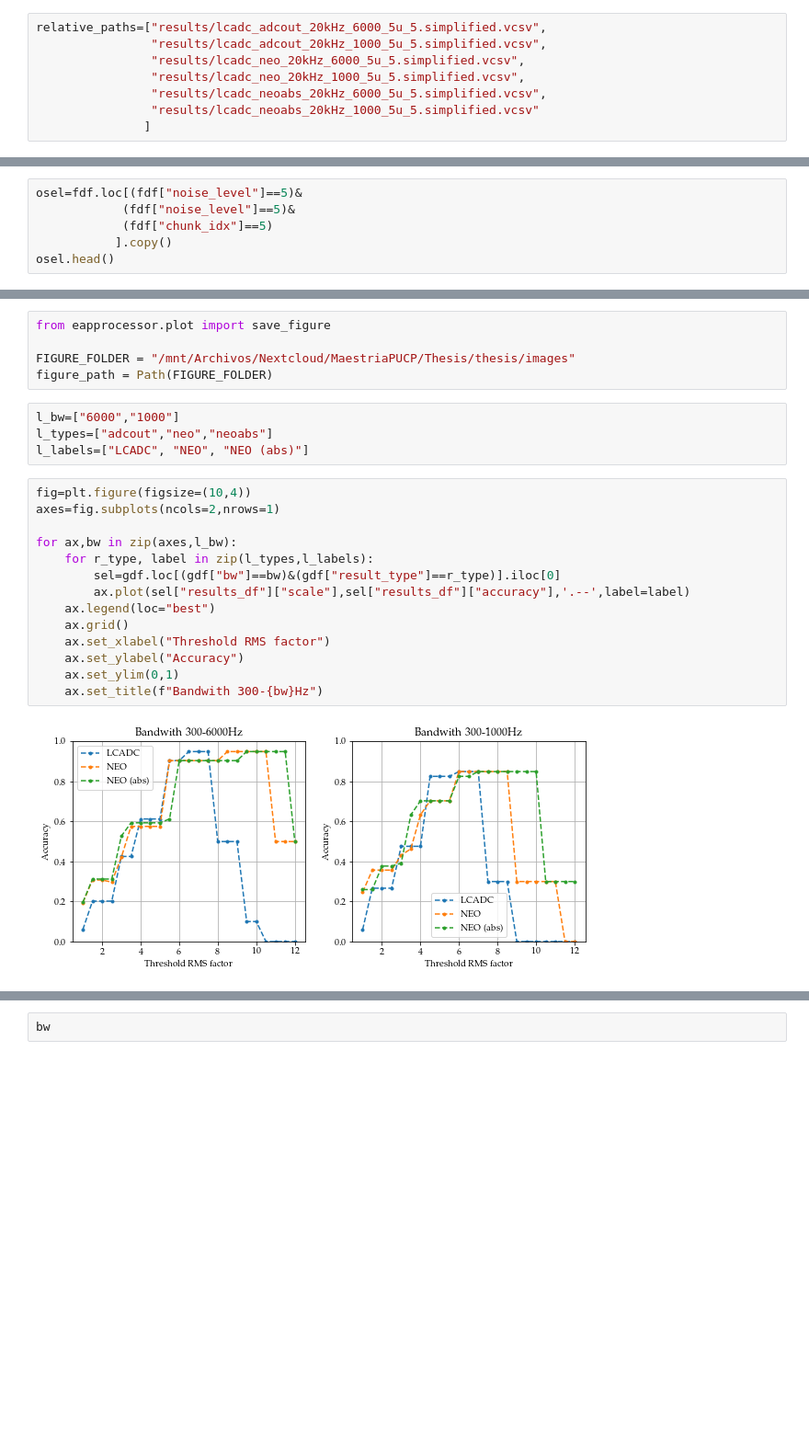
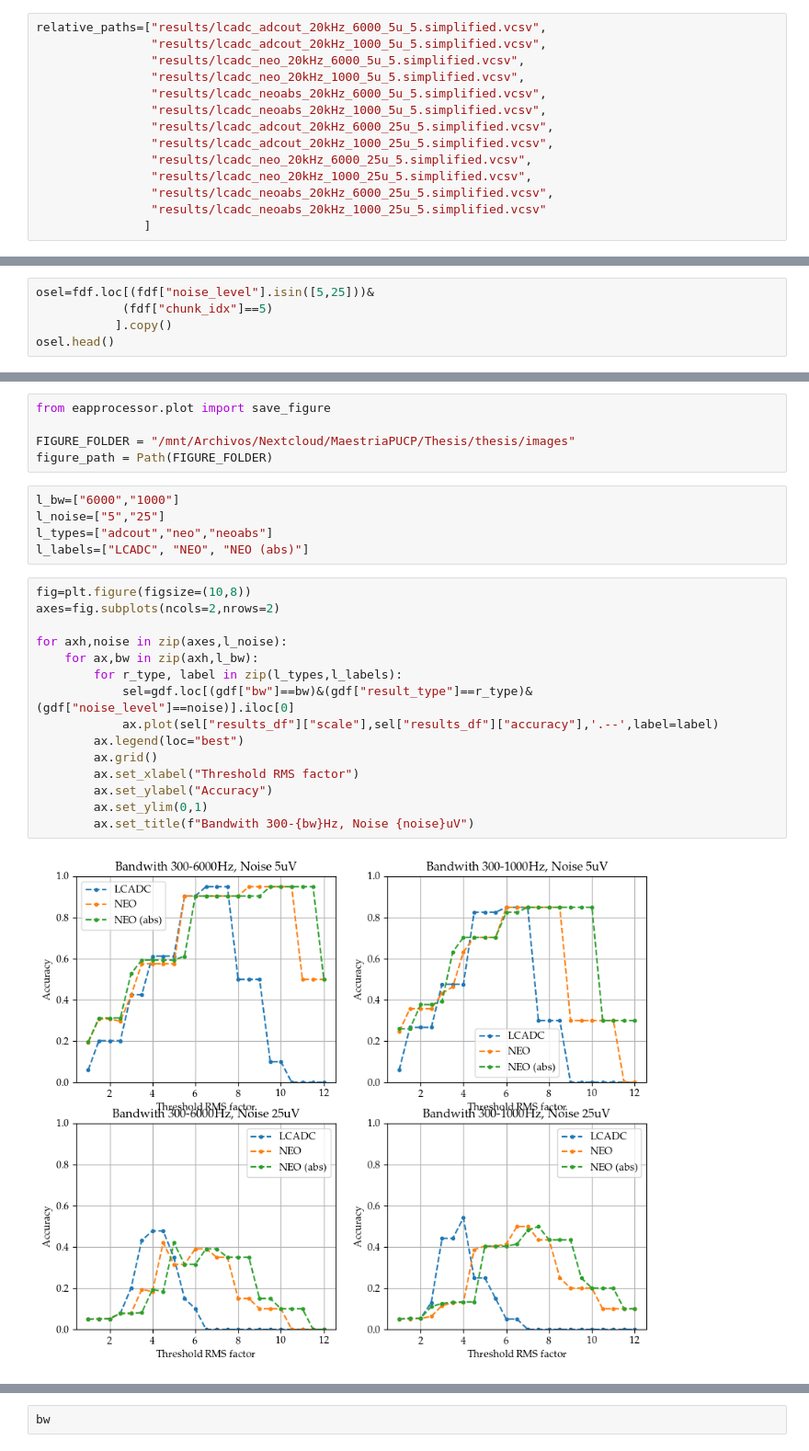
Before and after one commit to LuighiV/eapprocessor, a Jupyter notebook: notebooks/9_Comparison_sw_hw.ipynb, the cells around one changed output, grey strips where cells are left out. Shown at 92% size. Drawn from its saved outputs; the diff is of its cells as text; blank space fills up the shorter version.

```diff
--- a/notebooks/9_Comparison_sw_hw.ipynb
+++ b/notebooks/9_Comparison_sw_hw.ipynb
@@ -16,7 +16,13 @@ relative_paths=["results/lcadc_adcout_20kHz_6000_5u_5.simplified.vcsv",
                 "results/lcadc_neo_20kHz_6000_5u_5.simplified.vcsv",
                 "results/lcadc_neo_20kHz_1000_5u_5.simplified.vcsv",
                 "results/lcadc_neoabs_20kHz_6000_5u_5.simplified.vcsv",
-                "results/lcadc_neoabs_20kHz_1000_5u_5.simplified.vcsv"
+                "results/lcadc_neoabs_20kHz_1000_5u_5.simplified.vcsv",
+                "results/lcadc_adcout_20kHz_6000_25u_5.simplified.vcsv",
+                "results/lcadc_adcout_20kHz_1000_25u_5.simplified.vcsv",
+                "results/lcadc_neo_20kHz_6000_25u_5.simplified.vcsv",
+                "results/lcadc_neo_20kHz_1000_25u_5.simplified.vcsv",
+                "results/lcadc_neoabs_20kHz_6000_25u_5.simplified.vcsv",
+                "results/lcadc_neoabs_20kHz_1000_25u_5.simplified.vcsv"
                ]
 # %%
 def process_filename(filename):
@@ -124,8 +144,7 @@ Index(['fs', 'noise_level', 'resolution', 'bw', 'is_lcadc', 'neo_file',
        'results', 'spiketrain_idx', 'accuracy', 'max_accuracy'],
       dtype='object')
 # %%
-osel=fdf.loc[(fdf["noise_level"]==5)&
-            (fdf["noise_level"]==5)&
+osel=fdf.loc[(fdf["noise_level"].isin([5,25]))&
             (fdf["chunk_idx"]==5)
            ].copy()
 osel.head()
@@ -528,22 +571,24 @@ FIGURE_FOLDER = "/mnt/Archivos/Nextcloud/MaestriaPUCP/Thesis/thesis/images"
 figure_path = Path(FIGURE_FOLDER)
 # %%
 l_bw=["6000","1000"]
+l_noise=["5","25"]
 l_types=["adcout","neo","neoabs"]
 l_labels=["LCADC", "NEO", "NEO (abs)"]
 # %%
-fig=plt.figure(figsize=(10,4))
-axes=fig.subplots(ncols=2,nrows=1)
+fig=plt.figure(figsize=(10,8))
+axes=fig.subplots(ncols=2,nrows=2)
 
-for ax,bw in zip(axes,l_bw):
-    for r_type, label in zip(l_types,l_labels):
-        sel=gdf.loc[(gdf["bw"]==bw)&(gdf["result_type"]==r_type)].iloc[0]
-        ax.plot(sel["results_df"]["scale"],sel["results_df"]["accuracy"],'.--',label=label)
-    ax.legend(loc="best")
-    ax.grid()
-    ax.set_xlabel("Threshold RMS factor")
-    ax.set_ylabel("Accuracy")
-    ax.set_ylim(0,1)
-    ax.set_title(f"Bandwith 300-{bw}Hz")
+for axh,noise in zip(axes,l_noise):
+    for ax,bw in zip(axh,l_bw):
+        for r_type, label in zip(l_types,l_labels):
+            sel=gdf.loc[(gdf["bw"]==bw)&(gdf["result_type"]==r_type)&(gdf["noise_level"]==noise)].iloc[0]
+            ax.plot(sel["results_df"]["scale"],sel["results_df"]["accuracy"],'.--',label=label)
+        ax.legend(loc="best")
+        ax.grid()
+        ax.set_xlabel("Threshold RMS factor")
+        ax.set_ylabel("Accuracy")
+        ax.set_ylim(0,1)
+        ax.set_title(f"Bandwith 300-{bw}Hz, Noise {noise}uV")
 # %% [output]
-[figure, old version]
+[figure, new version]
 # %%
```
Also changed, not shown: parts of 20 cells of this notebook, 5 other files.
